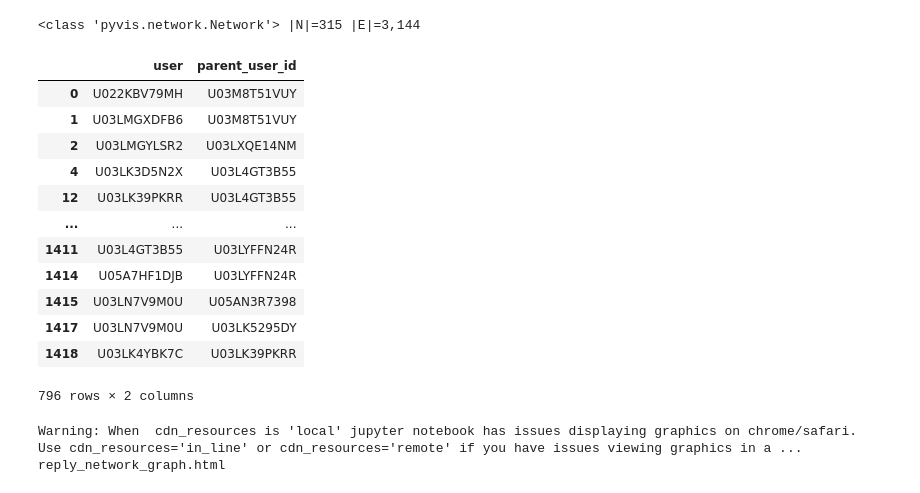
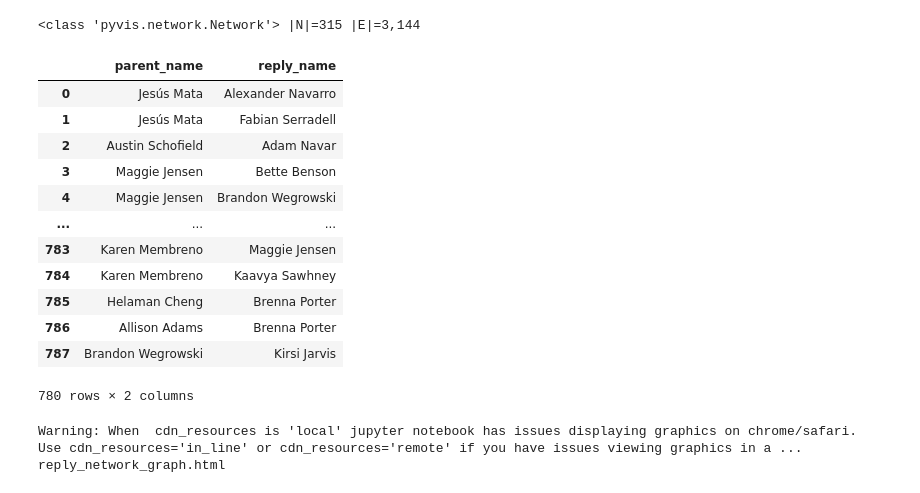
Before and after one commit to bwegr/stat386project, a Jupyter notebook: BlogPosts.ipynb, the cells around one changed output. Saved outputs shown, nothing was run; the diff lists cells and outputs as text; code cells hidden in the pictures.

```diff
--- a/BlogPosts.ipynb
+++ b/BlogPosts.ipynb
@@ -649,24 +653,32 @@ net.show("channel_membership._network1.html")
 net
 # %% [output]
 <class 'pyvis.network.Network'> |N|=315 |E|=3,144
-# %%
-replynet = all0[['user', 'parent_user_id']].dropna().reset_index()[['user', 'parent_user_id']].drop_duplicates()
-replynet = replynet[replynet['user'] != replynet['parent_user_id']]
-replynet
-# %% [output]
-|  | user | parent_user_id |
-| 0 | U022KBV79MH | U03M8T51VUY |
-| 1 | U03LMGXDFB6 | U03M8T51VUY |
-| 2 | U03LMGYLSR2 | U03LXQE14NM |
-| 4 | U03LK3D5N2X | U03L4GT3B55 |
-| 12 | U03LK39PKRR | U03L4GT3B55 |
-| ... | ... | ... |
-| 1411 | U03L4GT3B55 | U03LYFFN24R |
-| 1414 | U05A7HF1DJB | U03LYFFN24R |
-| 1415 | U03LN7V9M0U | U05AN3R7398 |
-| 1417 | U03LN7V9M0U | U03LK5295DY |
-| 1418 | U03LK4YBK7C | U03LK39PKRR |
-796 rows × 2 columns
+# %%
+replynet = all0[['user', 'parent_user_id']].dropna().reset_index()[['user', 'parent_user_id']].drop_duplicates()
+replynet = replynet[replynet['user'] != replynet['parent_user_id']]
+replynet = pd.merge(replynet, users[['id', 'real_name']], left_on='user', right_on = 'id', how='left').dropna()
+replynet.rename(columns={'real_name': 'reply_name'}, inplace=True)
+
+replynet = pd.merge(replynet.drop('id', axis=1), users[['id', 'real_name']], left_on='parent_user_id', right_on = 'id', how='left').dropna()
+replynet.rename(columns={'real_name': 'parent_name'}, inplace=True)
+replynet['reply_name'] = replynet['reply_name'].astype(str)
+replynet['parent_name'] = replynet['parent_name'].astype(str)
+replynet = replynet[['parent_name','reply_name']]
+replynet
+# %% [output]
+|  | parent_name | reply_name |
+| 0 | Jesús Mata | Alexander Navarro |
+| 1 | Jesús Mata | Fabian Serradell |
+| 2 | Austin Schofield | Adam Navar |
+| 3 | Maggie Jensen | Bette Benson |
+| 4 | Maggie Jensen | Brandon Wegrowski |
+| ... | ... | ... |
+| 783 | Karen Membreno | Maggie Jensen |
+| 784 | Karen Membreno | Kaavya Sawhney |
+| 785 | Helaman Cheng | Brenna Porter |
+| 786 | Allison Adams | Brenna Porter |
+| 787 | Brandon Wegrowski | Kirsi Jarvis |
+780 rows × 2 columns
 # %%
 net = Network(height="750px", width="100%", bgcolor="#222222", font_color="white", notebook=True)
 
```
Also changed, not shown: parts of 4 cells of this notebook, 3 other files.
